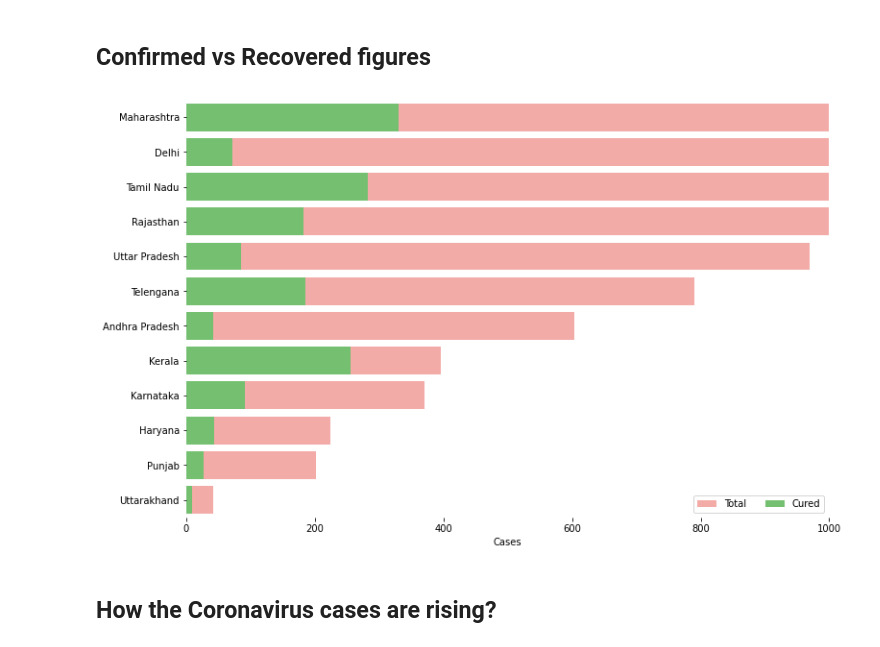
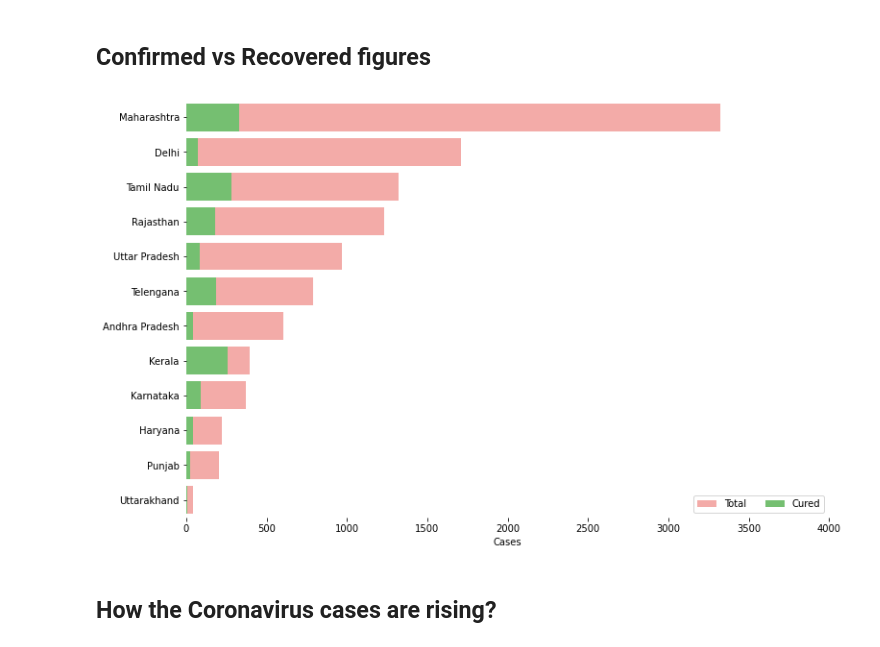
Before and after one commit to ompsingh/COVID-19-INDIA, a Jupyter notebook: COVID 19.ipynb, the cells around one changed output. Cells and saved outputs as stored; diff of their text form; code cells hidden in the pictures.

```diff
--- a/COVID 19.ipynb
+++ b/COVID 19.ipynb
@@ -128,21 +130,21 @@ map
 # %%
 #using Seaborn for visualization
 f, ax = plt.subplots(figsize=(12, 8))
 data = df_full[['Name of State / UT','Total cases','Cured','Death']]
 data.sort_values('Total cases',ascending=False,inplace=True)
 sns.set_color_codes("pastel")
 sns.barplot(x="Total cases", y="Name of State / UT", data=data,label="Total", color="r")
 
 sns.set_color_codes("muted")
 sns.barplot(x="Cured", y="Name of State / UT", data=data, label="Cured", color="g")
 
 
 # Add a legend and informative axis label
 ax.legend(ncol=2, loc="lower right", frameon=True)
-ax.set(xlim=(0, 1000), ylabel="",xlabel="Cases")
+ax.set(xlim=(0, 4000), ylabel="",xlabel="Cases")
 sns.despine(left=True, bottom=True)
 # %% [output]
-[figure, old version]
+[figure, new version]
 # %% [markdown]
 ## How the Coronavirus cases are rising?
 # %%
```
Also changed, not shown: parts of 24 cells of this notebook, 1 other file.
